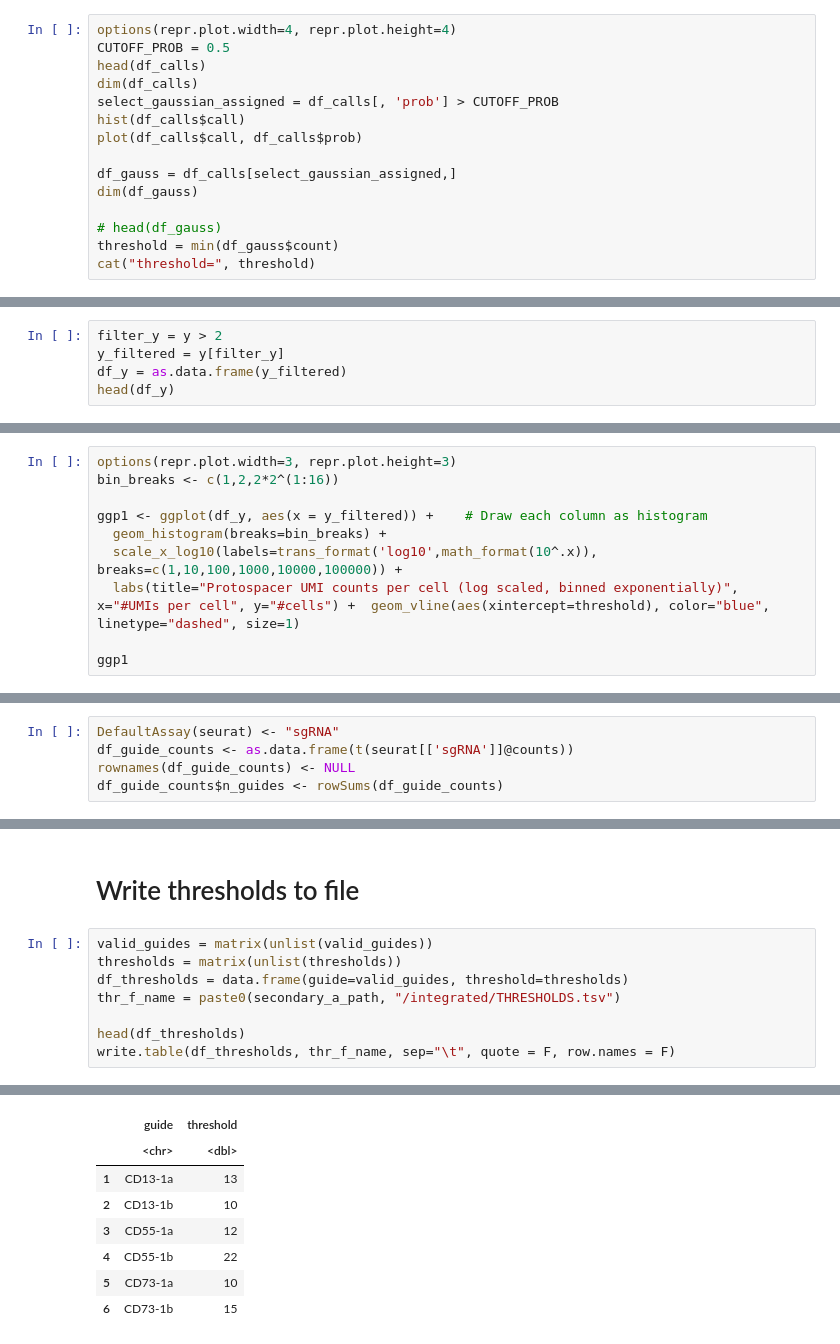
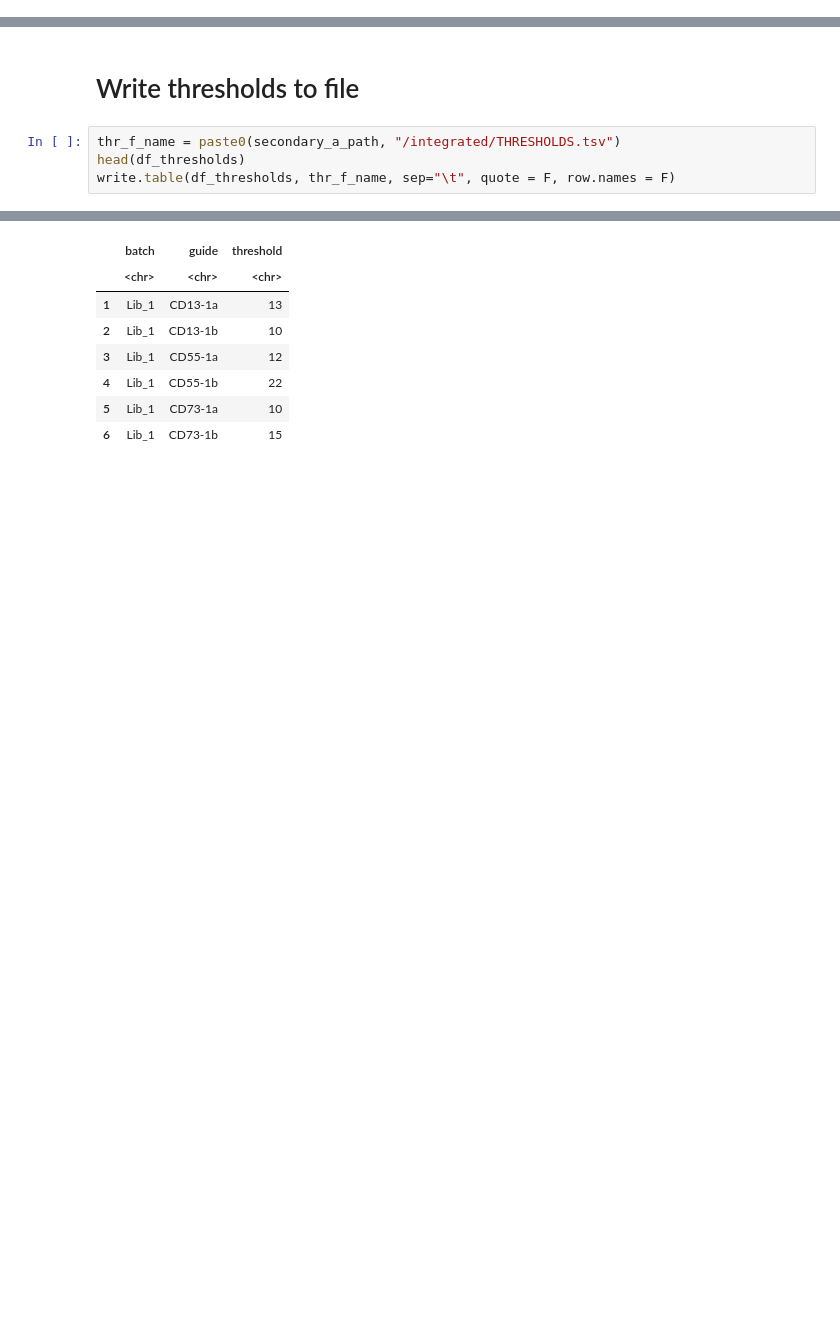
Before and after one commit to ucsf-lgr/ckd-workflow, a Jupyter notebook: secondary/03_Guide_calling.ipynb, the cells around one changed output, grey strips where cells are left out. Drawn from its saved outputs; the diff is of its cells as text; blank space fills up the shorter version.

Commit message:
guide call separate on each lib

```diff
--- a/secondary/03_Guide_calling.ipynb
+++ b/secondary/03_Guide_calling.ipynb
@@ -100,15 +56,0 @@ A data.frame: 6 × 3
-# %%
-options(repr.plot.width=4, repr.plot.height=4)
-CUTOFF_PROB = 0.5
-head(df_calls)
-dim(df_calls)
-select_gaussian_assigned = df_calls[, 'prob'] > CUTOFF_PROB
-hist(df_calls$call)
-plot(df_calls$call, df_calls$prob)
-
-df_gauss = df_calls[select_gaussian_assigned,]
-dim(df_gauss)
-
-# head(df_gauss)
-threshold = min(df_gauss$count)
-cat("threshold=", threshold)
@@ -130,5 +56,0 @@ threshold= 13
-# %%
-filter_y = y > 2
-y_filtered = y[filter_y]
-df_y = as.data.frame(y_filtered)
-head(df_y)
@@ -145,10 +56,0 @@ A data.frame: 6 × 1
-# %%
-options(repr.plot.width=3, repr.plot.height=3)
-bin_breaks <- c(1,2,2*2^(1:16))
-
-ggp1 <- ggplot(df_y, aes(x = y_filtered)) +    # Draw each column as histogram
-  geom_histogram(breaks=bin_breaks) +
-  scale_x_log10(labels=trans_format('log10',math_format(10^.x)), breaks=c(1,10,100,1000,10000,100000)) +
-  labs(title="Protospacer UMI counts per cell (log scaled, binned exponentially)", x="#UMIs per cell", y="#cells") +  geom_vline(aes(xintercept=threshold), color="blue", linetype="dashed", size=1)
-
-ggp1
@@ -160,7 +57,2 @@ Warning message:
 # %% [markdown]
 # Call all guides
-# %%
-DefaultAssay(seurat) <- "sgRNA"
-df_guide_counts <- as.data.frame(t(seurat[['sgRNA']]@counts))
-rownames(df_guide_counts) <- NULL
-df_guide_counts$n_guides <- rowSums(df_guide_counts)
@@ -260,11 +199,7 @@ gridExtra::grid.arrange(
 # %% [markdown]
 # Write thresholds to file
 # %%
-valid_guides = matrix(unlist(valid_guides))
-thresholds = matrix(unlist(thresholds))
-df_thresholds = data.frame(guide=valid_guides, threshold=thresholds)
 thr_f_name = paste0(secondary_a_path, "/integrated/THRESHOLDS.tsv")
-
 head(df_thresholds)
 write.table(df_thresholds, thr_f_name, sep="\t", quote = F, row.names = F)
 # %% [output]
@@ -272,8 +207,8 @@ A data.frame: 6 × 2
-|  | guide | threshold |
-|  | <chr> | <dbl> |
-| 1 | CD13-1a | 13 |
-| 2 | CD13-1b | 10 |
-| 3 | CD55-1a | 12 |
-| 4 | CD55-1b | 22 |
-| 5 | CD73-1a | 10 |
-| 6 | CD73-1b | 15 |
+|  | batch | guide | threshold |
+|  | <chr> | <chr> | <chr> |
+| 1 | Lib_1 | CD13-1a | 13 |
+| 2 | Lib_1 | CD13-1b | 10 |
+| 3 | Lib_1 | CD55-1a | 12 |
+| 4 | Lib_1 | CD55-1b | 22 |
+| 5 | Lib_1 | CD73-1a | 10 |
+| 6 | Lib_1 | CD73-1b | 15 |
```
Also changed, not shown: parts of 20 cells of this notebook.
